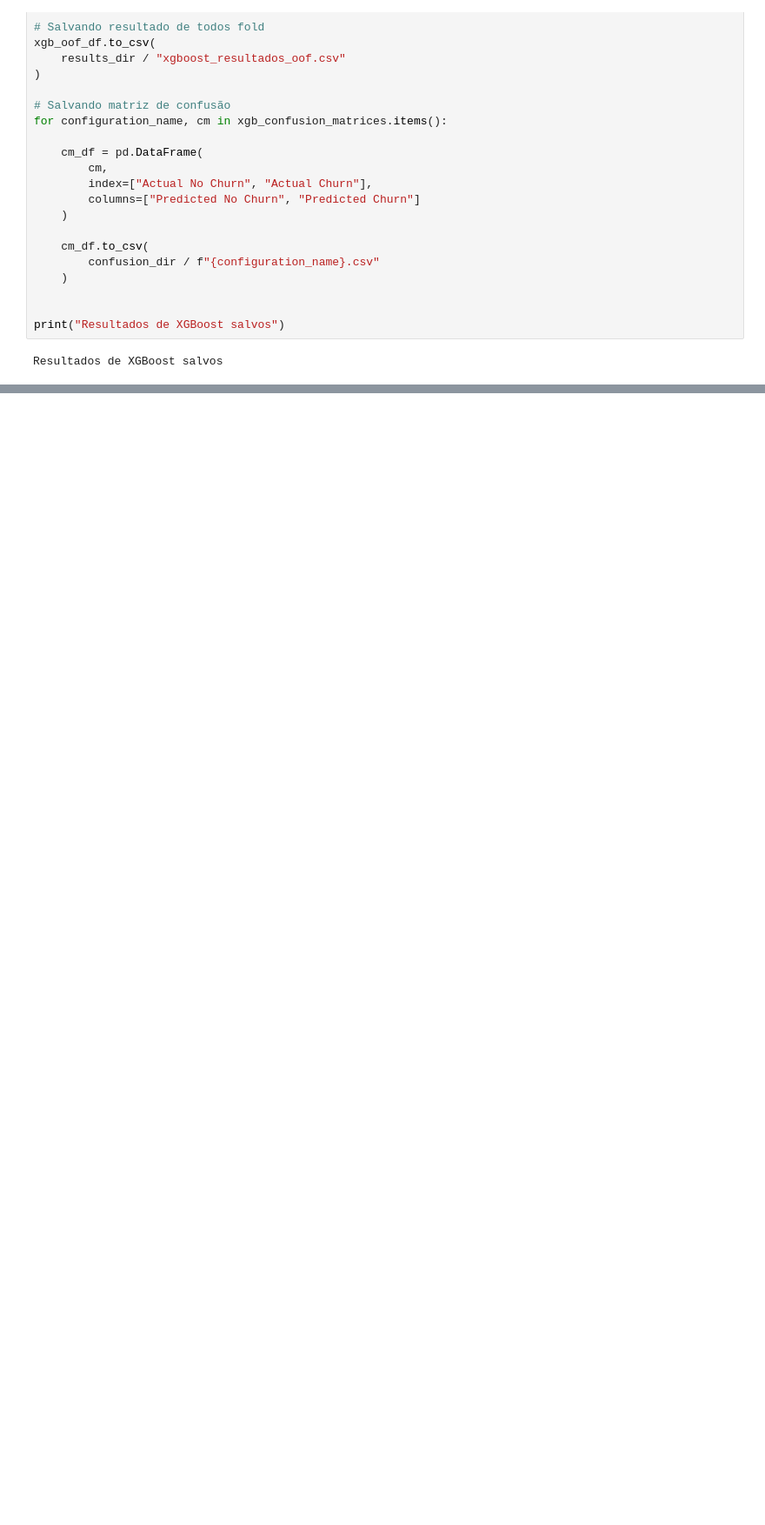
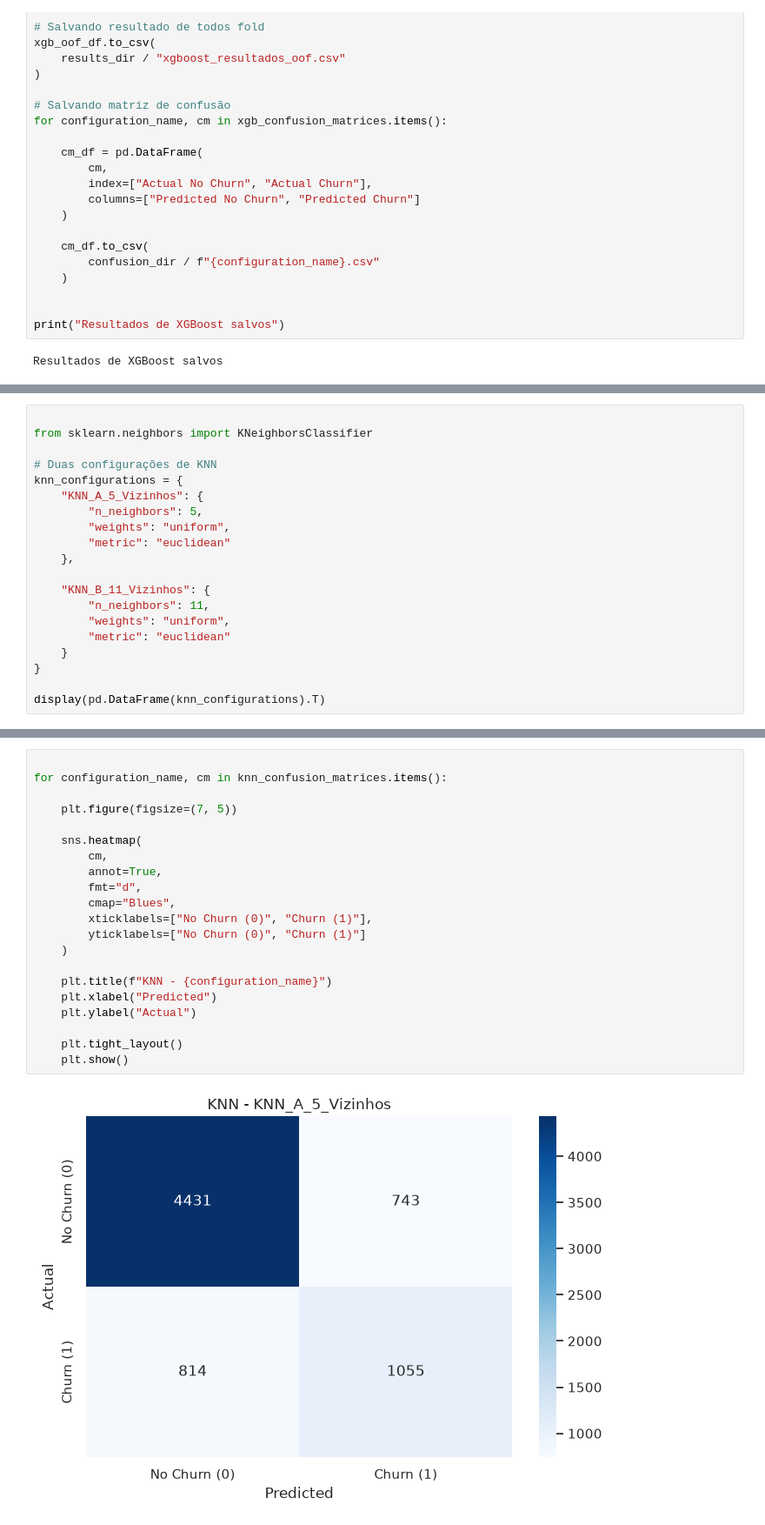
Before and after one commit to GustavoLaubeSchwartz/telco-churn-grupo1, a Jupyter notebook: notebooks/experimentos_modelos.ipynb, the cells around one changed output, grey strips where cells are left out. Shown at 87% size. Cells and saved outputs as stored; diff of their text form; blank space fills up the shorter version.

```diff
--- a/notebooks/experimentos_modelos.ipynb
+++ b/notebooks/experimentos_modelos.ipynb
@@ -695,0 +708,20 @@ Resultados de XGBoost salvos
+# %%
+
+from sklearn.neighbors import KNeighborsClassifier
+
+# Duas configurações de KNN
+knn_configurations = {
+    "KNN_A_5_Vizinhos": {
+        "n_neighbors": 5,
+        "weights": "uniform",
+        "metric": "euclidean"
+    },
+
+    "KNN_B_11_Vizinhos": {
+        "n_neighbors": 11,
+        "weights": "uniform",
+        "metric": "euclidean"
+    }
+}
+
+display(pd.DataFrame(knn_configurations).T)
@@ -695,0 +892,23 @@ Resultados de XGBoost salvos
+# %%
+
+for configuration_name, cm in knn_confusion_matrices.items():
+
+    plt.figure(figsize=(7, 5))
+
+    sns.heatmap(
+        cm,
+        annot=True,
+        fmt="d",
+        cmap="Blues",
+        xticklabels=["No Churn (0)", "Churn (1)"],
+        yticklabels=["No Churn (0)", "Churn (1)"]
+    )
+
+    plt.title(f"KNN - {configuration_name}")
+    plt.xlabel("Predicted")
+    plt.ylabel("Actual")
+
+    plt.tight_layout()
+    plt.show()
+# %% [output]
+[figure, added]
```
Also changed, not shown: parts of 19 cells of this notebook, 16 other files.
